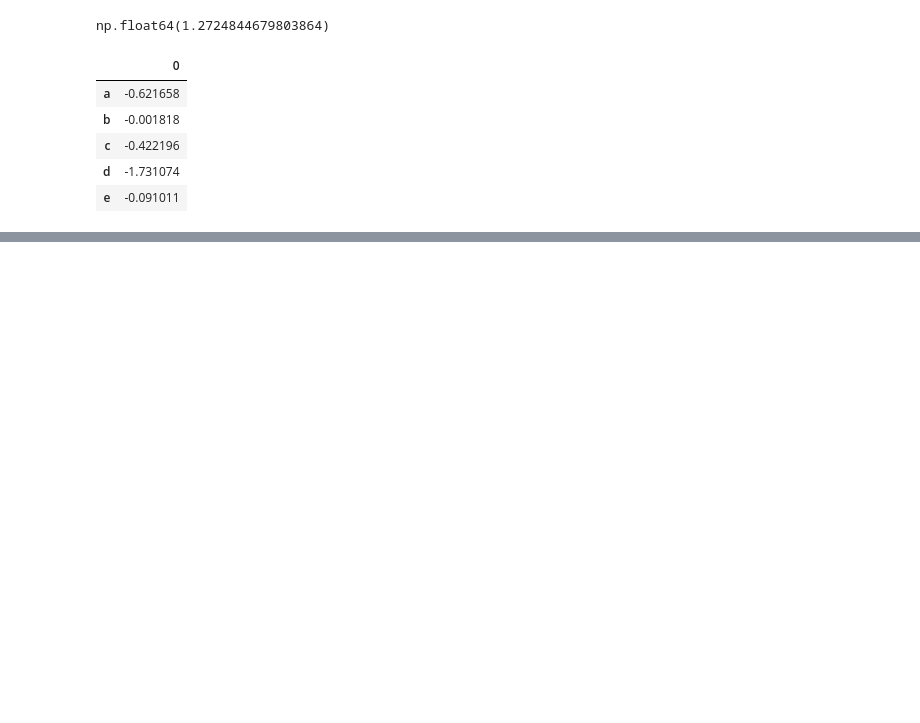
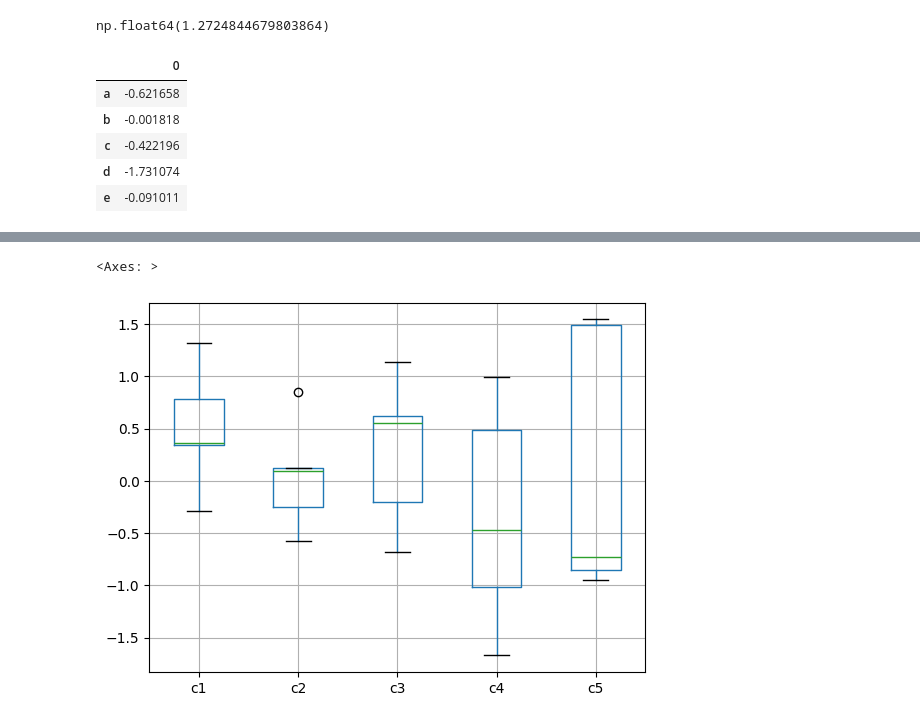
Before and after one commit to kashyap-r/krp-python-dsa-notebooks, a Jupyter notebook: 06 Python Interview/Data Manipulation-pandas.ipynb, the cells around one changed output, grey strips where cells are left out. Drawn from its saved outputs; the diff is of its cells as text; code cells hidden in the pictures; blank space fills up the shorter version.

Commit message:
Some revisions on data manipulation in pandas

```diff
--- a/06 Python Interview/Data Manipulation-pandas.ipynb
+++ b/06 Python Interview/Data Manipulation-pandas.ipynb
@@ -159,3 +159,8 @@ s2.to_frame()
 | e | -0.091011 |
 # %%
 # How to drop a row or column
+colNames = ['c1', 'c2', 'c3', 'c4', 'c5']
+myDf = pd.DataFrame(np.random.randn(25).reshape(5, 5), index=['a', 'b', 'c', 'd', 'e'], columns=colNames)
+anotherDF = pd.DataFrame(np.random.randn(25).reshape(5, 5), index=['a', 'b', 'c', 'd', 'e'], columns=list("PQRST"))
+print (myDf)
+print (anotherDF)
@@ -163,0 +297,5 @@ s2.to_frame()
+# %%
+myDf.boxplot()
+# %% [output]
+<Axes: >
+[figure, added]
```
Also changed, not shown: parts of 43 cells of this notebook.
